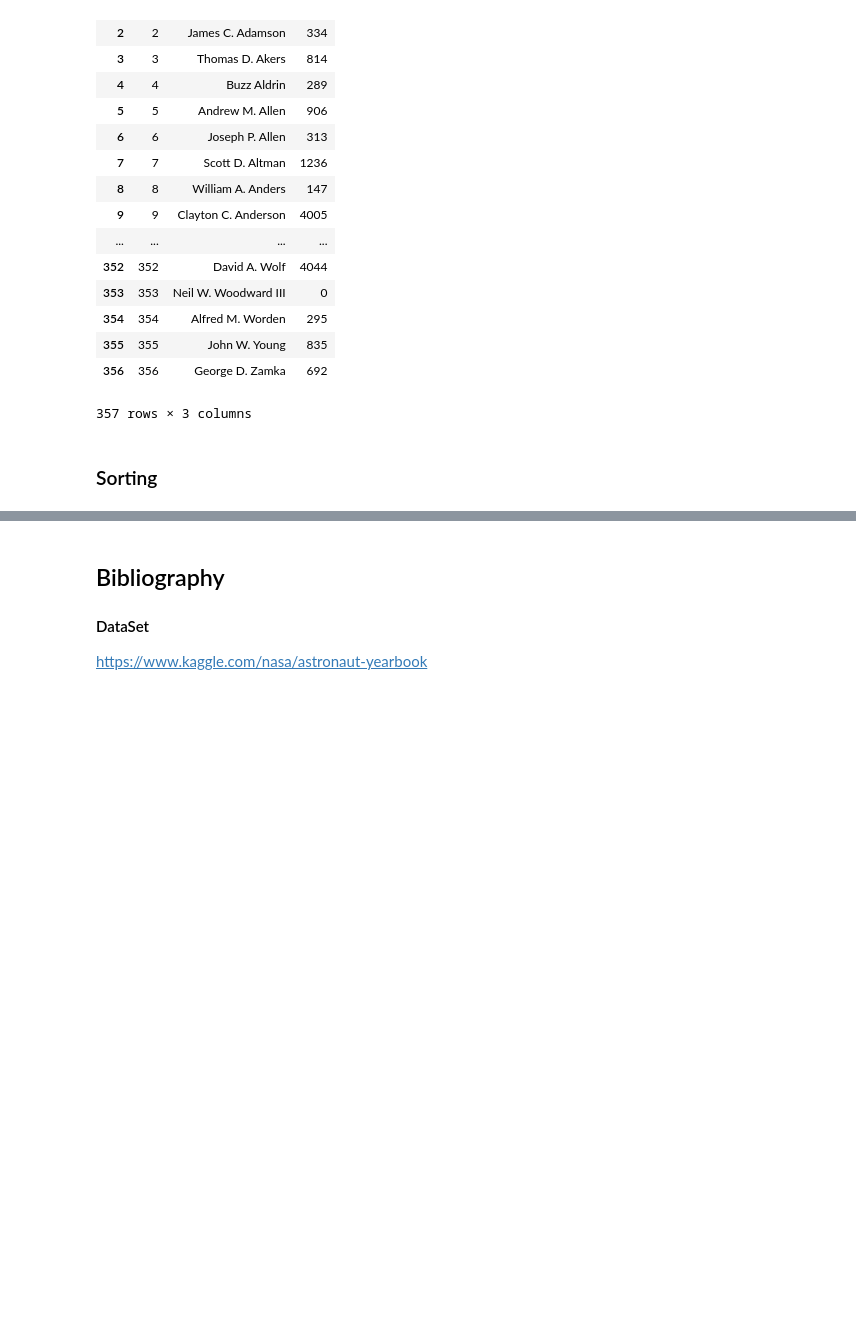
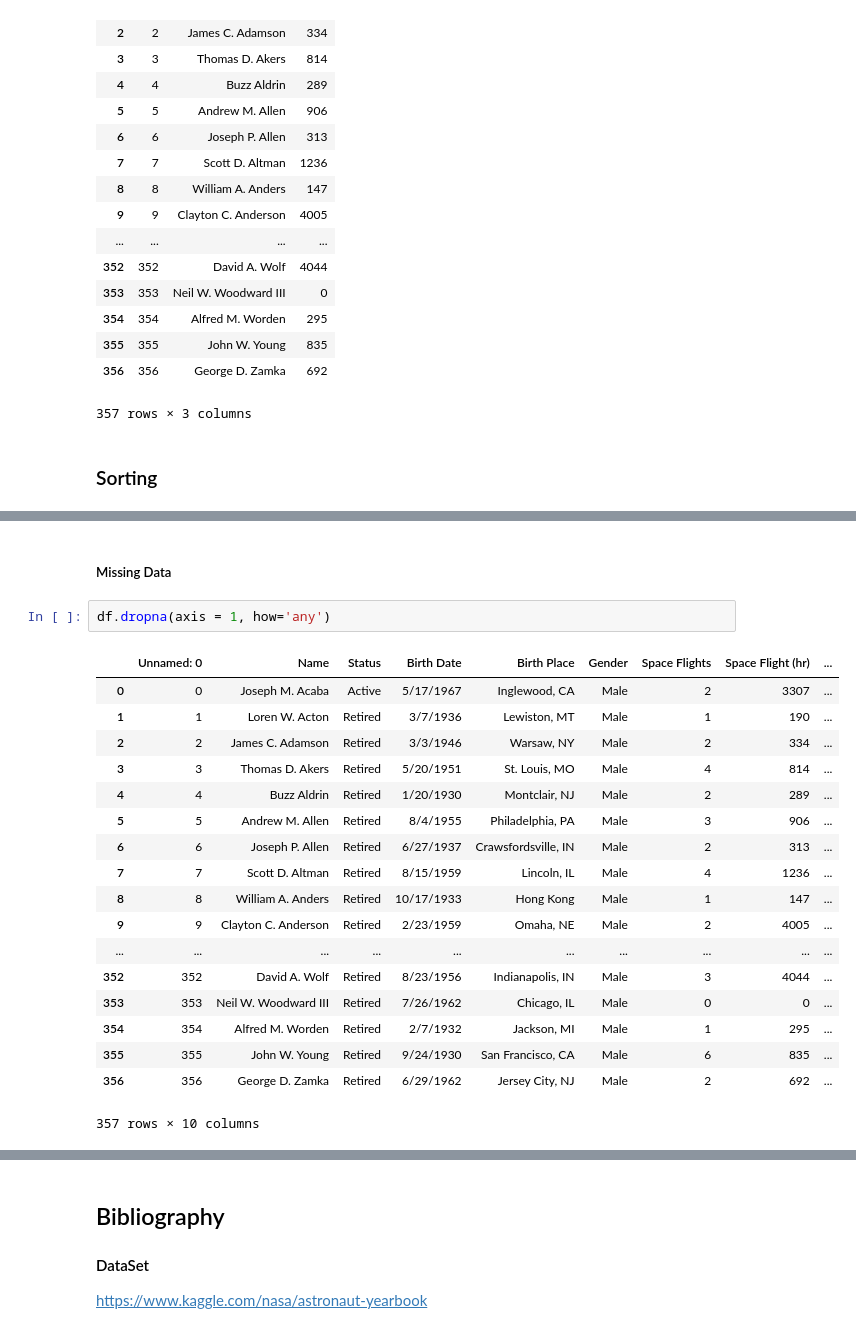
Before and after one commit to kevinsteve17/ReconocimientoPatrones, a Jupyter notebook: Pandas.ipynb, the cells around one changed output, grey strips where cells are left out. Cells and saved outputs as stored; diff of their text form; blank space fills up the shorter version.

```diff
--- a/Pandas.ipynb
+++ b/Pandas.ipynb
@@ -97,0 +192,23 @@ KeyError: 'Space Flights (hr)'
+# %% [markdown]
+##### Missing Data
+# %%
+df.dropna(axis = 1, how='any')
+# %% [output]
+|  | Unnamed: 0 | Name | Status | Birth Date | Birth Place | Gender | Space Flights | Space Flight (hr) | ... |
+| 0 | 0 | Joseph M. Acaba | Active | 5/17/1967 | Inglewood, CA | Male | 2 | 3307 | ... |
+| 1 | 1 | Loren W. Acton | Retired | 3/7/1936 | Lewiston, MT | Male | 1 | 190 | ... |
+| 2 | 2 | James C. Adamson | Retired | 3/3/1946 | Warsaw, NY | Male | 2 | 334 | ... |
+| 3 | 3 | Thomas D. Akers | Retired | 5/20/1951 | St. Louis, MO | Male | 4 | 814 | ... |
+| 4 | 4 | Buzz Aldrin | Retired | 1/20/1930 | Montclair, NJ | Male | 2 | 289 | ... |
+| 5 | 5 | Andrew M. Allen | Retired | 8/4/1955 | Philadelphia, PA | Male | 3 | 906 | ... |
+| 6 | 6 | Joseph P. Allen | Retired | 6/27/1937 | Crawsfordsville, IN | Male | 2 | 313 | ... |
+| 7 | 7 | Scott D. Altman | Retired | 8/15/1959 | Lincoln, IL | Male | 4 | 1236 | ... |
+| 8 | 8 | William A. Anders | Retired | 10/17/1933 | Hong Kong | Male | 1 | 147 | ... |
+| 9 | 9 | Clayton C. Anderson | Retired | 2/23/1959 | Omaha, NE | Male | 2 | 4005 | ... |
+| ... | ... | ... | ... | ... | ... | ... | ... | ... | ... |
+| 352 | 352 | David A. Wolf | Retired | 8/23/1956 | Indianapolis, IN | Male | 3 | 4044 | ... |
+| 353 | 353 | Neil W. Woodward III | Retired | 7/26/1962 | Chicago, IL | Male | 0 | 0 | ... |
+| 354 | 354 | Alfred M. Worden | Retired | 2/7/1932 | Jackson, MI | Male | 1 | 295 | ... |
+| 355 | 355 | John W. Young | Retired | 9/24/1930 | San Francisco, CA | Male | 6 | 835 | ... |
+| 356 | 356 | George D. Zamka | Retired | 6/29/1962 | Jersey City, NJ | Male | 2 | 692 | ... |
+357 rows × 10 columns
```
Also changed, not shown: parts of 18 cells of this notebook.
